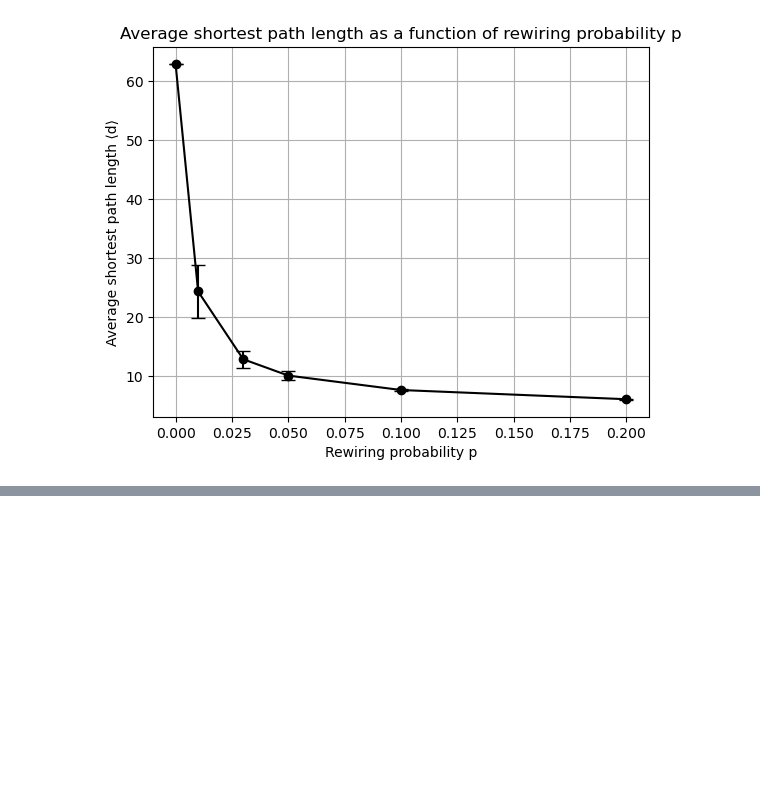
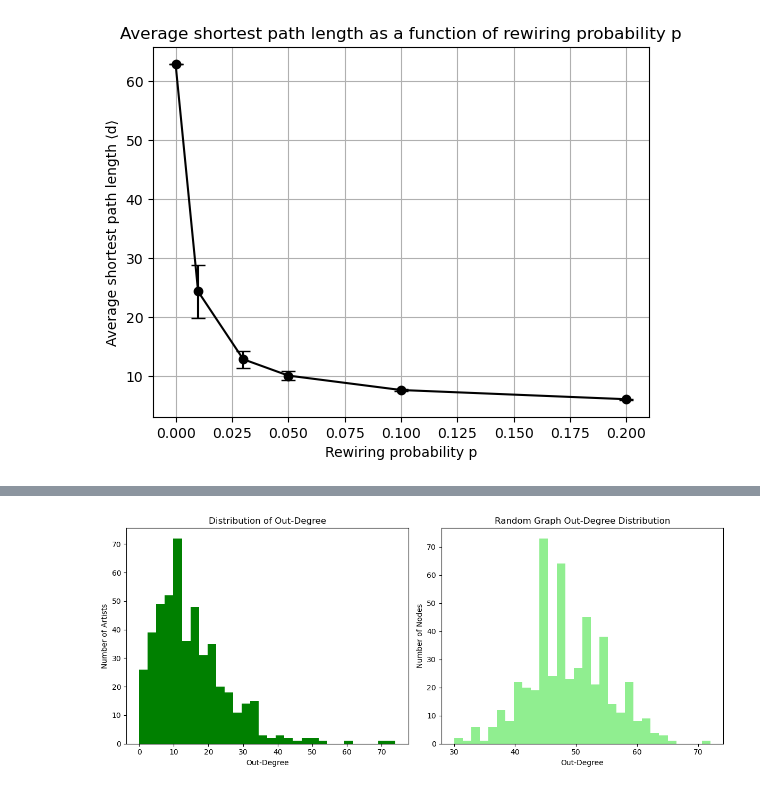
Before and after one commit to Emmsiiii/Assignment-1---02805-Social-Graphs-and-Interactions, a Jupyter notebook: Assignment 1-Social Graphs and Interactions-3.ipynb, the cells around one changed output, grey strips where cells are left out. Cells and saved outputs as stored; diff of their text form; code cells hidden in the pictures; blank space fills up the shorter version.

```diff
--- a/Assignment 1-Social Graphs and Interactions-3.ipynb
+++ b/Assignment 1-Social Graphs and Interactions-3.ipynb
@@ -172,0 +231,30 @@ This illustrates the small-world effect; only a small amount of randomness is re
+# %%
+# Create a random graph
+G_random = nx.erdos_renyi_graph(n=len(G.nodes), p=0.1, directed=True)
+# Create a scale-free network
+G_ba = nx.barabasi_albert_graph(n=100, m=2)
+G_ba_directed = G_ba.to_directed()
+# %%
+# Comparing outdegree distribution to a random graph
+import matplotlib.pyplot as plt
+import numpy as np
+plt.figure(figsize=(12, 5))
+# Plot out-degree distribution
+plt.subplot(1, 2, 1)
+plt.hist(out_degrees, bins=30, color='green')
+plt.xlabel('Out-Degree')
+plt.ylabel('Number of Artists')
+plt.title('Distribution of Out-Degree')
+plt.tight_layout()
+
+# Plot the random graph out degree distribution
+random_out_degrees = [G_random.out_degree(n) for n in G_random.nodes()]
+plt.subplot(1, 2, 2)
+plt.hist(random_out_degrees, bins=30, color='lightgreen')
+plt.xlabel('Out-Degree')
+plt.ylabel('Number of Nodes')
+plt.title('Random Graph Out-Degree Distribution')
+plt.tight_layout()
+plt.show()
+# %% [output]
+[figure, added]
```
Also changed, not shown: parts of 14 cells of this notebook, 1 other file.
